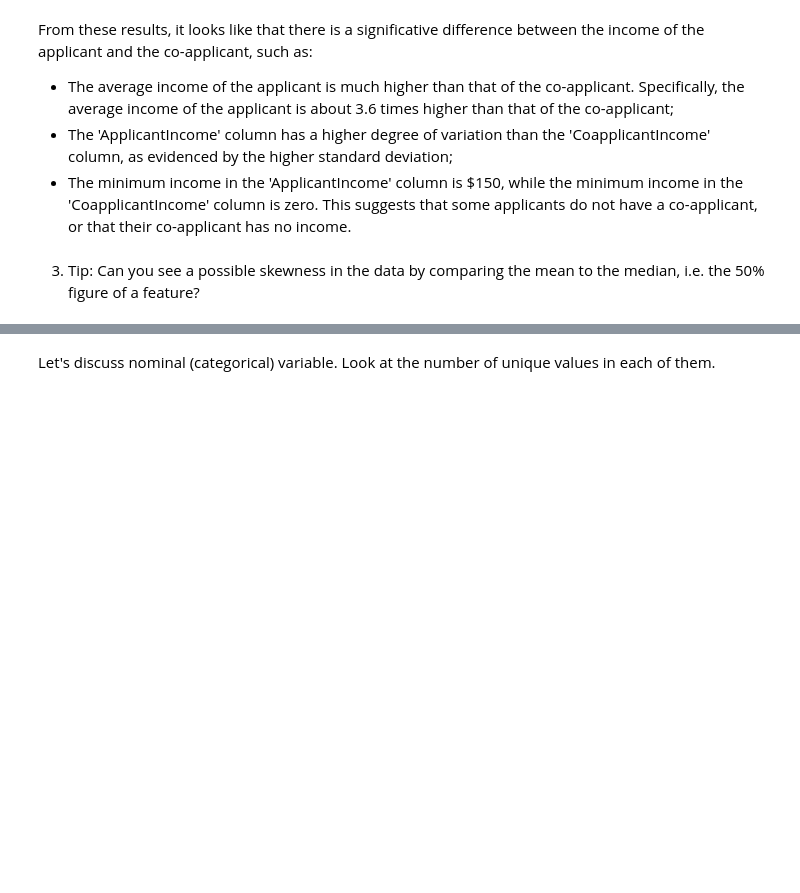
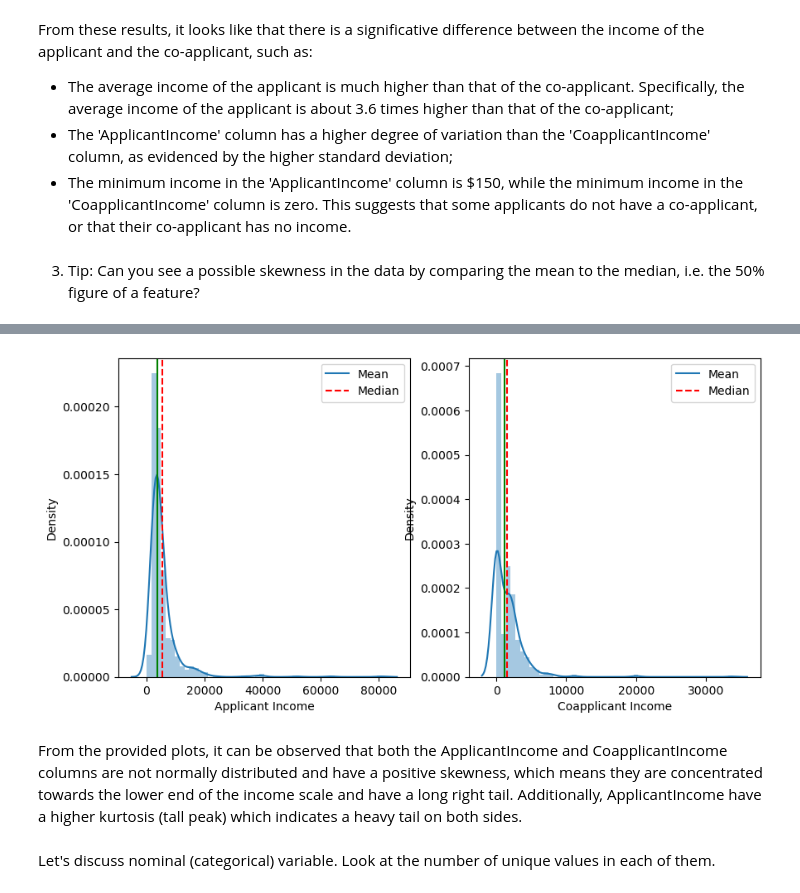
Before and after one commit to rafaelaqfc/Loan-Prediction-Project, a Jupyter notebook: notebooks/instructions.ipynb, the cells around one changed output, grey strips where cells are left out. Cells and saved outputs as stored; diff of their text form; code cells hidden in the pictures; blank space fills up the shorter version.

Commit message:
Add the first part of the EDA updated (until cat. variables);

```diff
--- a/notebooks/instructions.ipynb
+++ b/notebooks/instructions.ipynb
@@ -263,2 +245,28 @@ plt.show()
+# %%
+# And also in a distplot
+fig, axs = plt.subplots(1, 2, figsize=(10, 5))
+
+# Plotting a density plot of ApplicantIncome in the first subplot
+sns.distplot(ax=axs[0], a=df_numeric['ApplicantIncome'], kde=True)
+axs[0].axvline(df_numeric['ApplicantIncome'].mean(), color='r', linestyle='--')
+axs[0].axvline(df_numeric['ApplicantIncome'].median(), color='g', linestyle='-')
+axs[0].set_xlabel('Applicant Income')
+axs[0].set_ylabel('Density')
+axs[0].legend({'Mean':df_numeric['ApplicantIncome'].mean(), 'Median':df_numeric['ApplicantIncome'].median()})
+
+# Plotting a density plot of CoapplicantIncome in the second subplot
+sns.distplot(ax=axs[1], a=df_numeric['CoapplicantIncome'], kde=True)
+axs[1].axvline(df_numeric['CoapplicantIncome'].mean(), color='r', linestyle='--')
+axs[1].axvline(df_numeric['CoapplicantIncome'].median(), color='g', linestyle='-')
+axs[1].set_xlabel('Coapplicant Income')
+axs[1].set_ylabel('Density')
+axs[1].legend({'Mean':df_numeric['CoapplicantIncome'].mean(), 'Median':df_numeric['CoapplicantIncome'].median()})
+
+# Displaying the plots
+plt.show()
+# %% [output]
+[figure, added]
+# %% [markdown]
+From the provided plots, it can be observed that both the ApplicantIncome and CoapplicantIncome columns are not normally distributed and have a positive skewness, which means they are concentrated towards the lower end of the income scale and have a long right tail. Additionally, ApplicantIncome have a higher kurtosis (tall peak) which indicates a heavy tail on both sides.
 # %% [markdown]
 Let's discuss nominal (categorical) variable. Look at the number of unique values in each of them.
```
Also changed, not shown: parts of 9 cells of this notebook.
